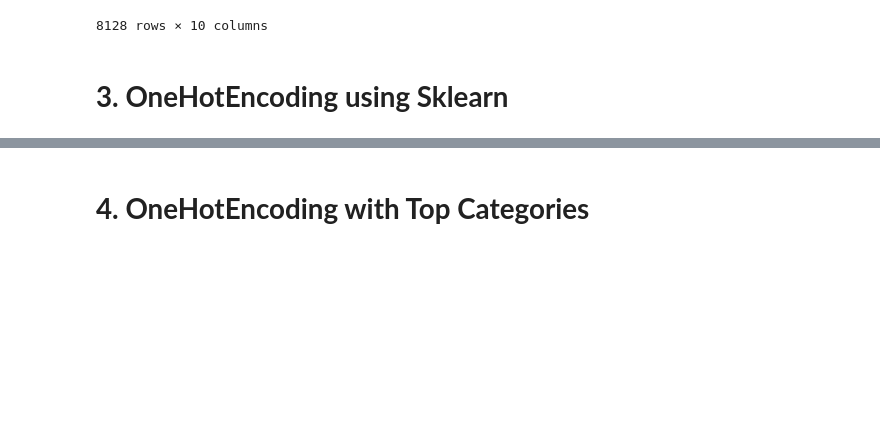
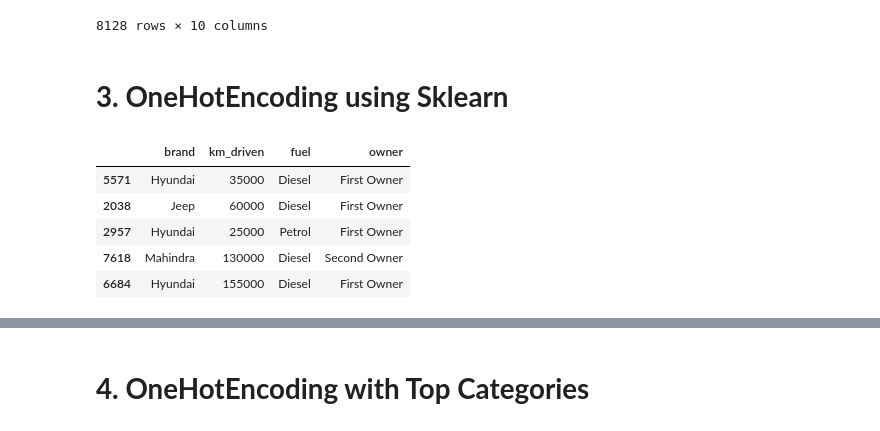
Before and after one commit to najnin26/Machine-Learning, a Jupyter notebook: Basic/one-hot-encoding.ipynb, the cells around one changed output, grey strips where cells are left out. Saved outputs shown, nothing was run; the diff lists cells and outputs as text; code cells hidden in the pictures; blank space fills up the shorter version.

```diff
--- a/Basic/one-hot-encoding.ipynb
+++ b/Basic/one-hot-encoding.ipynb
@@ -98,3 +98,15 @@ pd.get_dummies(df,columns=['fuel','owner'],drop_first=True)
 8128 rows × 10 columns
 # %% [markdown]
 # **3. OneHotEncoding using Sklearn**
+# %%
+from sklearn.model_selection import train_test_split
+X_train,X_test,y_train,y_test = train_test_split(df.iloc[:,0:4],df.iloc[:,-1],test_size=0.2,random_state=2)
+# %%
+X_train.head()
+# %% [output]
+|  | brand | km_driven | fuel | owner |
+| 5571 | Hyundai | 35000 | Diesel | First Owner |
+| 2038 | Jeep | 60000 | Diesel | First Owner |
+| 2957 | Hyundai | 25000 | Petrol | First Owner |
+| 7618 | Mahindra | 130000 | Diesel | Second Owner |
+| 6684 | Hyundai | 155000 | Diesel | First Owner |
```
Also changed, not shown: parts of 6 cells of this notebook.
